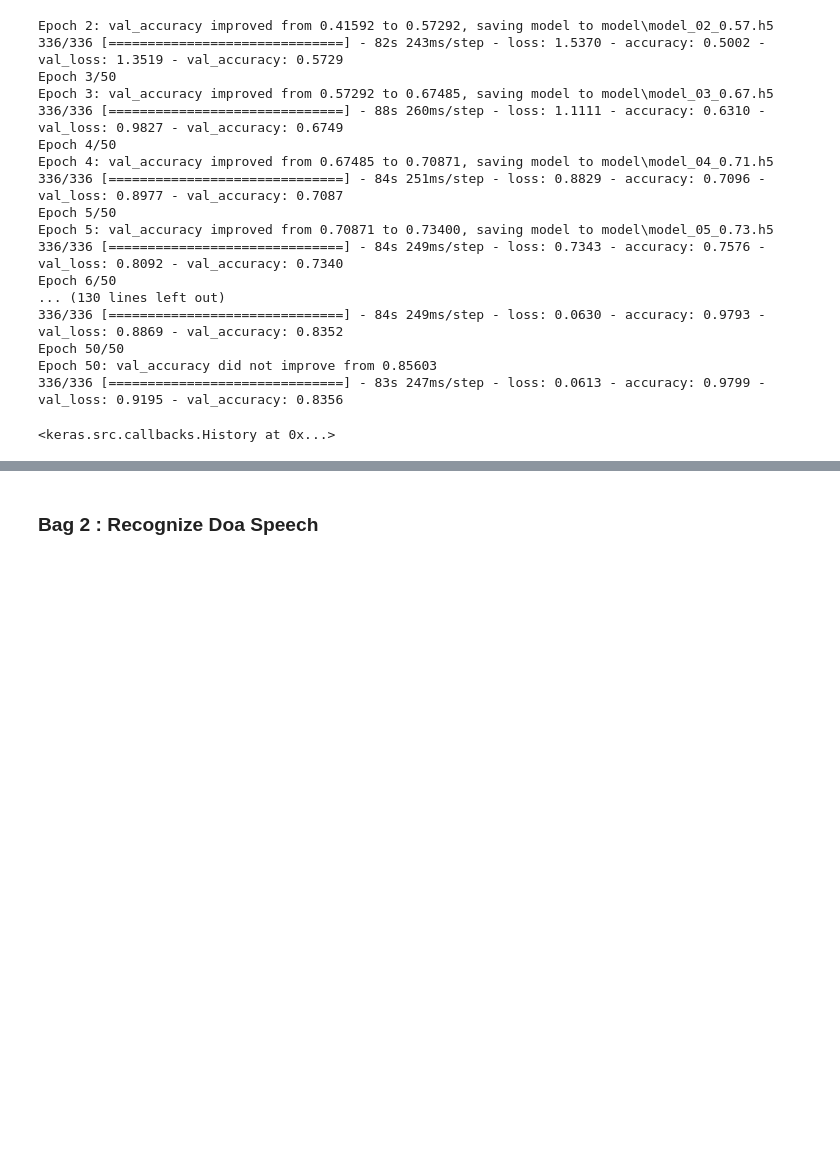
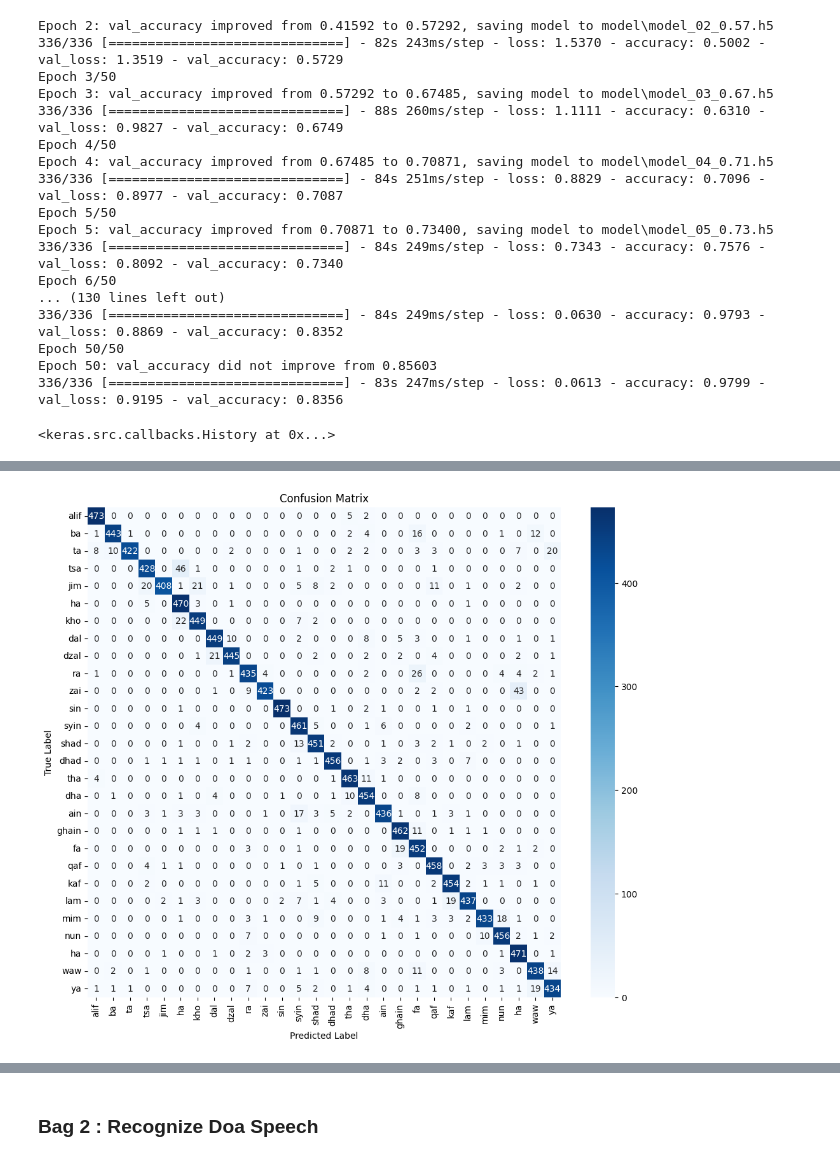
Before and after one commit to adilagagagah/KKN-HijaiyahCam, a Jupyter notebook: main.ipynb, the cells around one changed output, grey strips where cells are left out. Saved outputs shown, nothing was run; the diff lists cells and outputs as text; code cells hidden in the pictures; blank space fills up the shorter version.

```diff
--- a/main.ipynb
+++ b/main.ipynb
@@ -208,3 +211,102 @@ Epoch 50/50
 Epoch 50: val_accuracy did not improve from 0.85603
 336/336 [==============================] - 83s 247ms/step - loss: 0.0613 - accuracy: 0.9799 - val_loss: 0.9195 - val_accuracy: 0.8356
 <keras.src.callbacks.History at 0x...>
+# %%
+import os
+import numpy as np
+from PIL import Image
+import matplotlib.pyplot as plt
+import seaborn as sns
+from tensorflow.keras.models import load_model
+from sklearn.metrics import confusion_matrix, classification_report
+
+def load_and_preprocess_image(img_path, target_size=(128, 128)):
+    img = Image.open(img_path).convert('RGB')
+    img = img.resize(target_size)
+    img_array = np.array(img)
+    img_array = img_array / 255.0  # Normalize pixel values
+    img_array = np.expand_dims(img_array, axis=0)  # Add batch dimension
+    return img_array
+
+def load_images_from_folders(base_folder):
+    images = []
+    labels = []
+    class_names = sorted(os.listdir(base_folder))
+
+    for class_index, class_name in enumerate(class_names):
+        class_folder = os.path.join(base_folder, class_name)
+        if os.path.isdir(class_folder):
+            for filename in os.listdir(class_folder):
+                if filename.endswith(".png"):
+                    img_path = os.path.join(class_folder, filename)
+                    img_array = load_and_preprocess_image(img_path)
+                    images.append(img_array)
+                    labels.append(class_index)
+
+    images = np.vstack(images)  # Combine all images into one large array
+    labels = np.array(labels)
+    return images, labels, class_names
+
+# Load the model
+model = load_model('model/model_38_0.86.h5')
+
+# Path to the dataset folder
+base_folder = 'data/Data_Train_Images'
+
+# Load and preprocess images
+images, true_labels, class_names = load_images_from_folders(base_folder)
+
+# Predict the class
+predictions = model.predict(images)
+predicted_classes = np.argmax(predictions, axis=1)
+
+# Compute confusion matrix
+conf_matrix = confusion_matrix(true_labels, predicted_classes)
+
+# Mapping from original class names to new labels
+label_mapping = {
+    'lab_1': 'alif',
+    'lab_2': 'ba',
+    'lab_3': 'ta',
+    'lab_4': 'tsa',
+    'lab_5': 'jim',
+    'lab_6': 'ha',
+    'lab_7': 'kho',
+    'lab_8': 'dal',
+    'lab_9': 'dzal',
+    'lab_10': 'ra',
+    'lab_11': 'zai',
+    'lab_12': 'sin',
+    'lab_13': 'syin',
+    'lab_14': 'shad',
+    'lab_15': 'dhad',
+    'lab_16': 'tha',
+    'lab_17': 'dha',
+    'lab_18': 'ain',
+    'lab_19': 'ghain',
+    'lab_20': 'fa',
+    'lab_21': 'qaf',
+    'lab_22': 'kaf',
+    'lab_23': 'lam',
+    'lab_24': 'mim',
+    'lab_25': 'nun',
+    'lab_26': 'ha',
+    'lab_27': 'waw',
+    'lab_28': 'ya'
+}
+
+# Ensure the class names are in the desired order
+class_names_sorted = sorted(class_names, key=lambda x: int(x.split('_')[1]))
+new_labels_sorted = [label_mapping[label] for label in class_names_sorted]
+
+# Display confusion matrix with new labels
+plt.figure(figsize=(12, 10))
+sns.heatmap(conf_matrix, annot=True, fmt='d', cmap='Blues', xticklabels=new_labels_sorted, yticklabels=new_labels_sorted)
+plt.xlabel('Predicted Label')
+plt.ylabel('True Label')
+plt.title('Confusion Matrix')
+plt.show()
+
+# Print classification report with new labels
+print(classification_report(true_labels, predicted_classes, target_names=new_labels_sorted))
+# %% [output]
@@ -210,0 +314 @@ Epoch 50: val_accuracy did not improve from 0.85603
+[figure, added]
```
Also changed, not shown: parts of 2 cells of this notebook, 1 other file.
